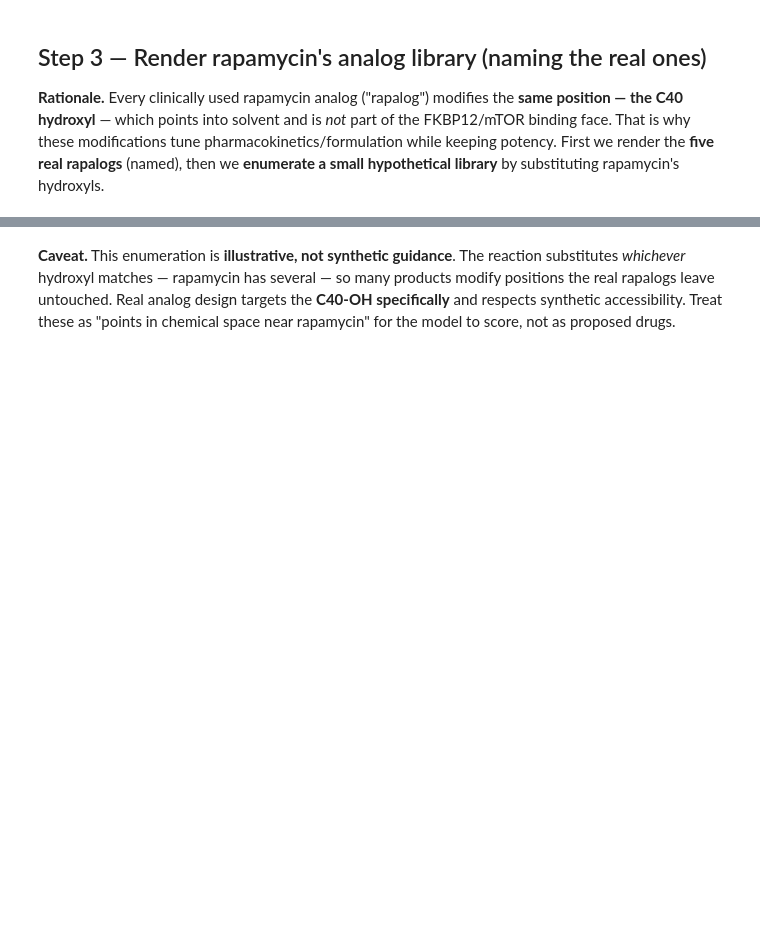
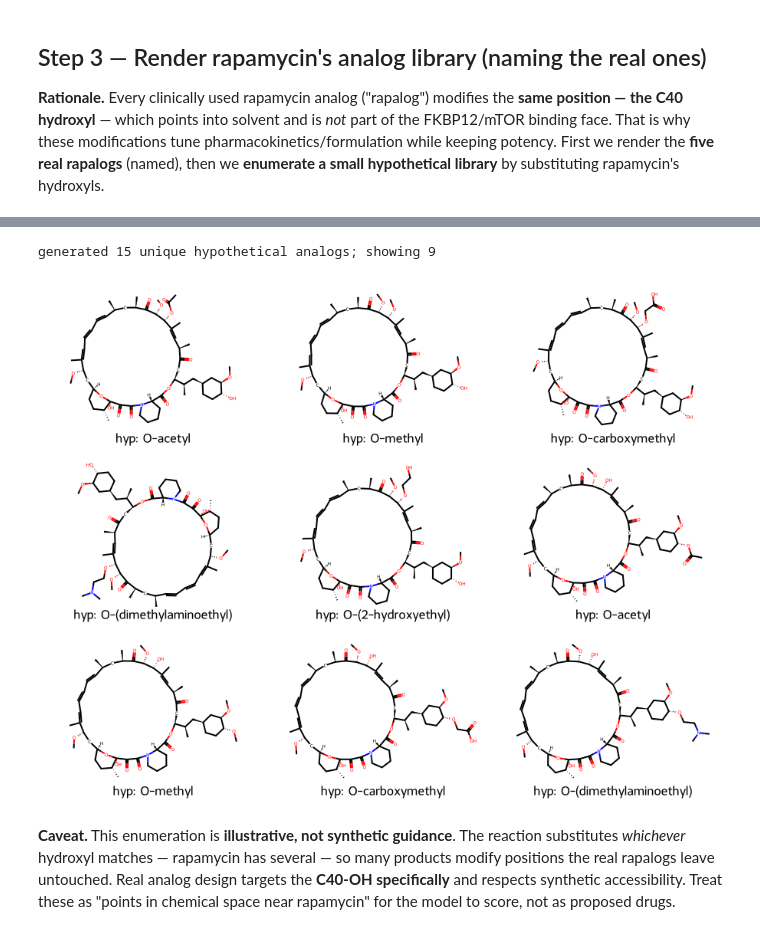
Before and after one commit to jinmokoo1994/Cheminformatics_pubData_rapalogs, a Jupyter notebook: notebooks/rapamycin_qsar.ipynb, the cells around one changed output, grey strips where cells are left out. Drawn from its saved outputs; the diff is of its cells as text; code cells hidden in the pictures; blank space fills up the shorter version.

```diff
--- a/notebooks/rapamycin_qsar.ipynb
+++ b/notebooks/rapamycin_qsar.ipynb
@@ -269,33 +323,34 @@ img
 # %%
 # Enumerate a hypothetical analog library: substitute rapamycin's -OH groups with
 # a handful of R-groups (some mimic real rapalog chemistry). Illustrative only.
 r_groups = {
     "O-methyl":            "[C:1][O:2]C",
     "O-(2-hydroxyethyl)":  "[C:1][O:2]CCO",          # everolimus-like
     "O-acetyl":            "[C:1][O:2]C(C)=O",
     "O-carboxymethyl":     "[C:1][O:2]CC(=O)O",      # temsirolimus-fragment-like
     "O-(dimethylaminoethyl)": "[C:1][O:2]CCN(C)C",
 }
 analogs = {}
 for rg_name, smarts in r_groups.items():
     rxn = AllChem.ReactionFromSmarts(f"[C:1][OX2H:2]>>{smarts}")
     for prod in rxn.RunReactants((rapamycin,)):
         m = prod[0]
         try:
             Chem.SanitizeMol(m)
             smi = Chem.MolToSmiles(m)
             if smi not in analogs:
                 analogs[smi] = f"hyp: {rg_name}"
         except Exception:
             pass
 # keep a manageable, deterministic sample
 analog_smiles = sorted(analogs)[:9]
 analog_mols = [Chem.MolFromSmiles(s) for s in analog_smiles]
 print(f"generated {len(analogs)} unique hypothetical analogs; showing {len(analog_mols)}")
-img = Draw.MolsToGridImage(analog_mols, legends=[analogs[s] for s in analog_smiles],
-                           molsPerRow=3, subImgSize=(300, 230))
-save_img(img, "step3_hypothetical_analogs.png")   # <- saved result
-img
+Draw.MolsToGridImage(analog_mols, legends=[analogs[s] for s in analog_smiles],
+                     molsPerRow=3, subImgSize=(300, 230))
+# %% [output]
+generated 15 unique hypothetical analogs; showing 9
+[figure, added]
 # %% [markdown]
 **Caveat.** This enumeration is **illustrative, not synthetic guidance**. The
 reaction substitutes *whichever* hydroxyl matches — rapamycin has several — so many
```
Also changed, not shown: parts of 12 cells of this notebook, 16 other files.
